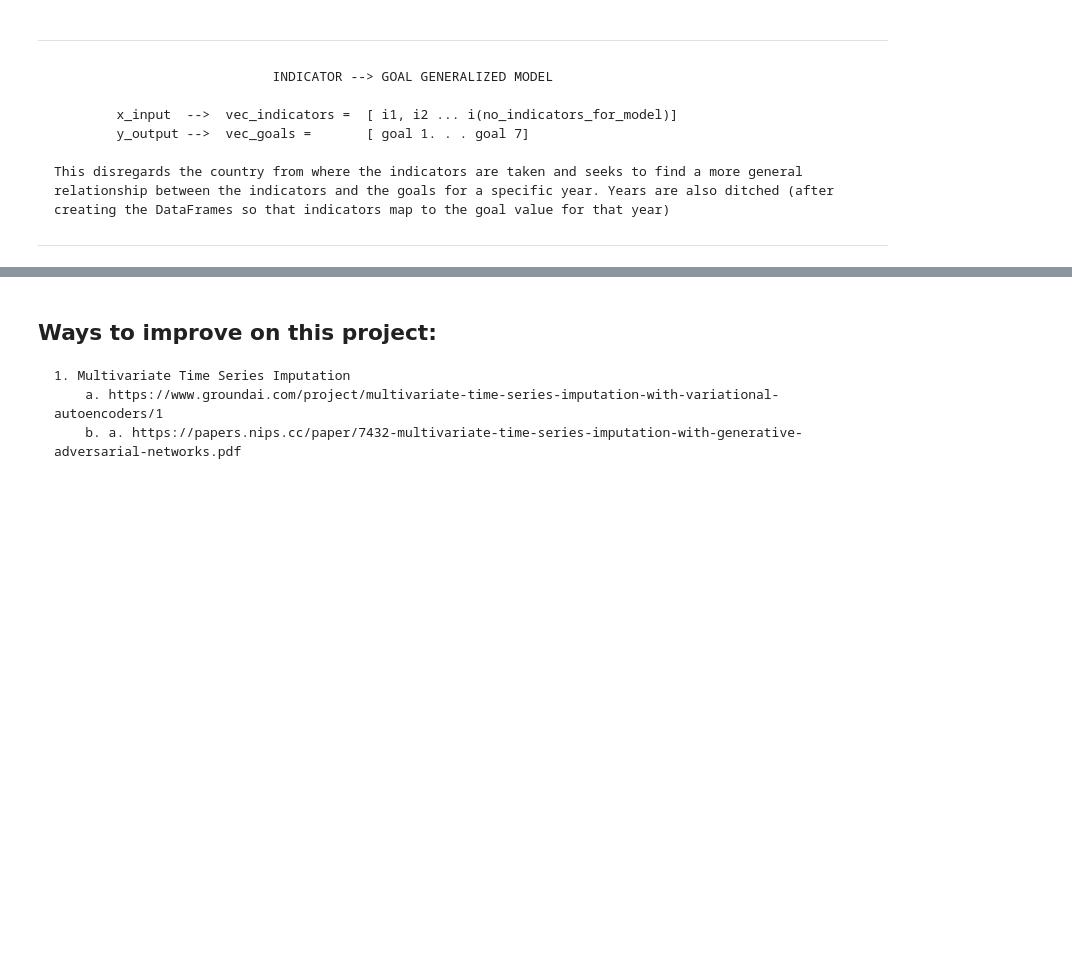
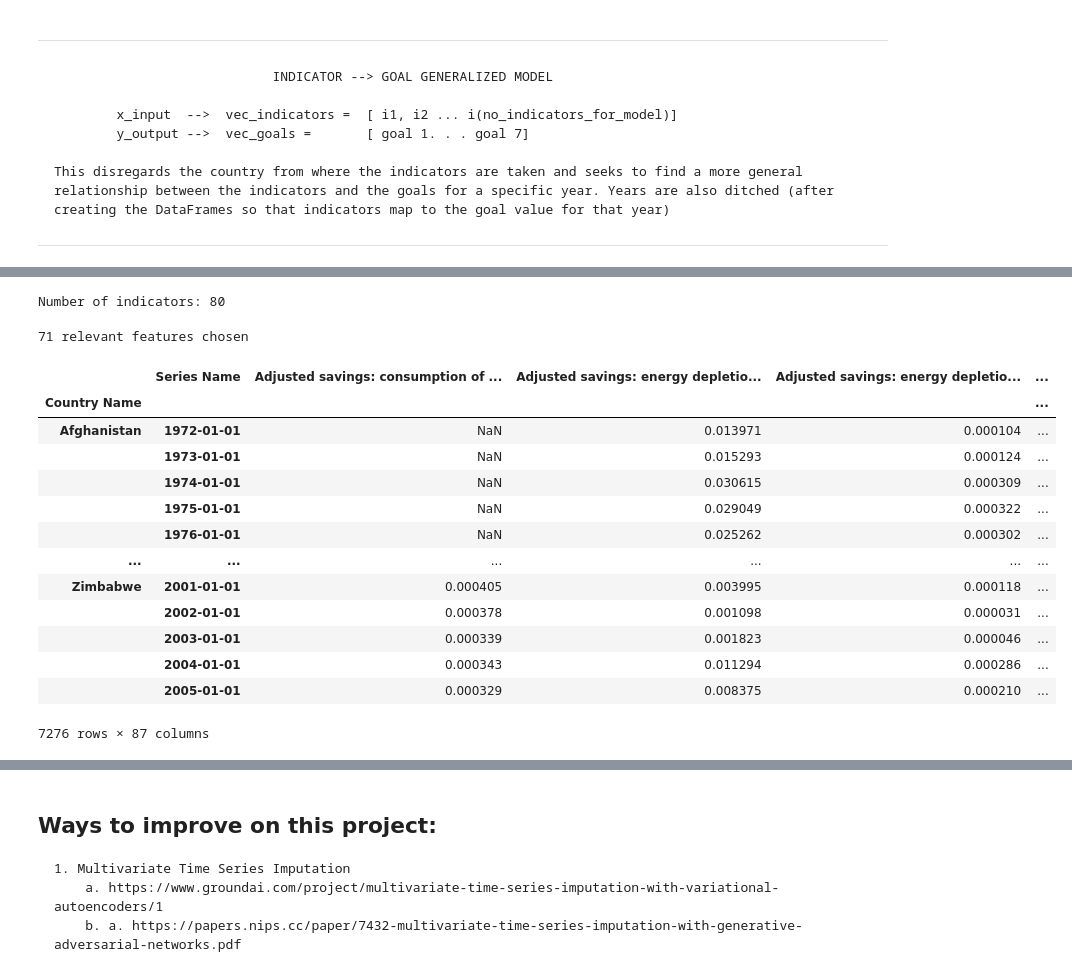
Before and after one commit to yousefja/Time-Series-Modelling-UN-Millenium-Development-Goals, a Jupyter notebook: data_exploration_modeling.ipynb, the cells around one changed output, grey strips where cells are left out. Cells and saved outputs as stored; diff of their text form; code cells hidden in the pictures; blank space fills up the shorter version.

```diff
--- a/data_exploration_modeling.ipynb
+++ b/data_exploration_modeling.ipynb
@@ -963,0 +697,14 @@ X_train_imputed
+# %%
+'''-----------------------------------------------------------------------------------------------------------
+
+                        Step 1: get only indicators from each country that are in
+                                        the most_common_indicator_list
+
+-----------------------------------------------------------------------------------------------------------'''
+
+most_common_indicators_list = get_indicators_for_model(200, indicators_for_i2g_model)
+X_features_most_common = X_features[X_features.index.isin(most_common_indicators_list, level=1)]
+
+print('Number of indicators: %d' % len(most_common_indicators_list))
+# %% [output]
+Number of indicators: 80
@@ -963,0 +739,56 @@ X_train_imputed
+# %%
+'''-----------------------------------------------------------------------------------------------------------
+
+                        Step 2.1: Pearson Correlation for Feature Selection
+
+-----------------------------------------------------------------------------------------------------------'''
+
+#This is calculated here in order to avoid leakage
+train_indices = X_features_filled.loc['Afghanistan'].index[0:34].tolist()
+
+relevance_dict = {}
+correlation_threshold = 0.75
+features_and_targets = pd.concat([X_features_filled.loc[pd.IndexSlice[:, train_indices], :], targets.loc[pd.IndexSlice[:, train_indices], :]], axis = 1, sort = False)
+
+#Correlation to targets
+cor = features_and_targets.corr()
+
+#add each goal's correlated features to the relevance_dict
+for i in range(7):
+    cor_target = abs(cor[target_names[i]])
+    relevant = cor_target[cor_target >= correlation_threshold]
+    relevance_dict[target_names[i]] = relevant
+
+#TODO: Caution, Malaria Goal has 1.0 correlation with indicators that it maybe shouldn't
+
+#create a set of relevant features from each of the targets' correlation matrices
+relevant_features = set([])
+
+for goal in relevance_dict.keys():
+    #print("\n----------  Relevant Features for: ", goal + ' -------------\n')
+    #print(relevance_dict[goal])
+    relevant_features.update(relevance_dict[goal].index.tolist())
+
+#remove targets from relevant features
+relevant_features = relevant_features - set(target_names)
+
+print('%d relevant features chosen' % len(relevant_features))
+# %% [output]
+71 relevant features chosen
+# %%
+features_and_targets
+# %% [output]
+|  | Series Name | Adjusted savings: consumption of ... | Adjusted savings: energy depletio... | Adjusted savings: energy depletio... | ... |
+| Country Name |  |  |  |  | ... |
+| Afghanistan | 1972-01-01 | NaN | 0.013971 | 0.000104 | ... |
+|  | 1973-01-01 | NaN | 0.015293 | 0.000124 | ... |
+|  | 1974-01-01 | NaN | 0.030615 | 0.000309 | ... |
+|  | 1975-01-01 | NaN | 0.029049 | 0.000322 | ... |
+|  | 1976-01-01 | NaN | 0.025262 | 0.000302 | ... |
+| ... | ... | ... | ... | ... | ... |
+| Zimbabwe | 2001-01-01 | 0.000405 | 0.003995 | 0.000118 | ... |
+|  | 2002-01-01 | 0.000378 | 0.001098 | 0.000031 | ... |
+|  | 2003-01-01 | 0.000339 | 0.001823 | 0.000046 | ... |
+|  | 2004-01-01 | 0.000343 | 0.011294 | 0.000286 | ... |
+|  | 2005-01-01 | 0.000329 | 0.008375 | 0.000210 | ... |
+7276 rows × 87 columns
```
Also changed, not shown: parts of 104 cells of this notebook.
